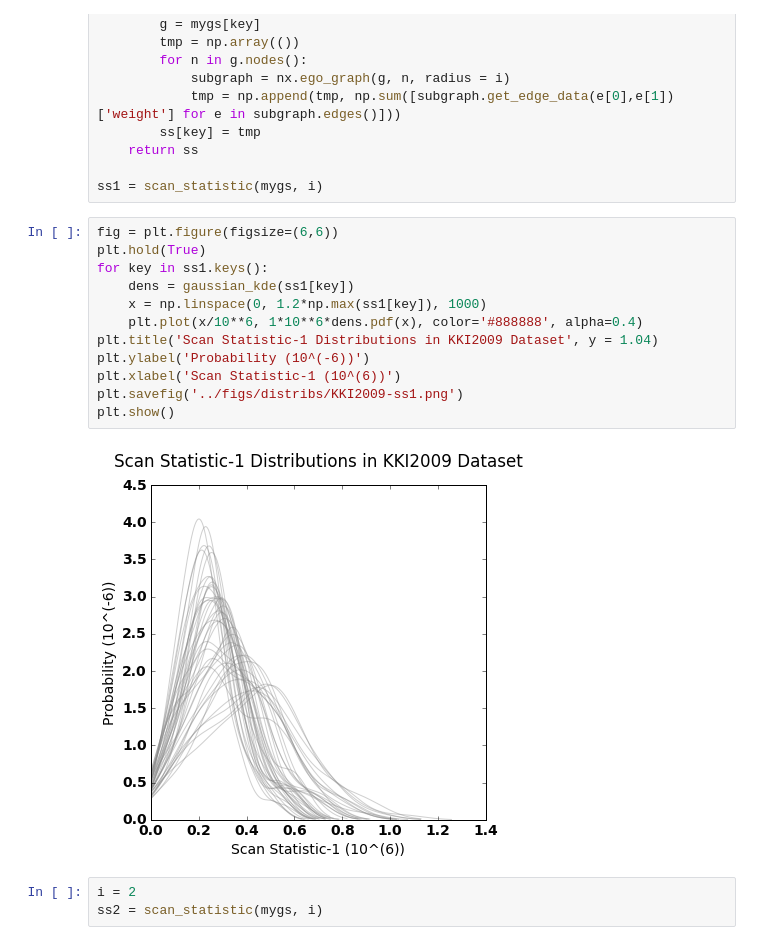
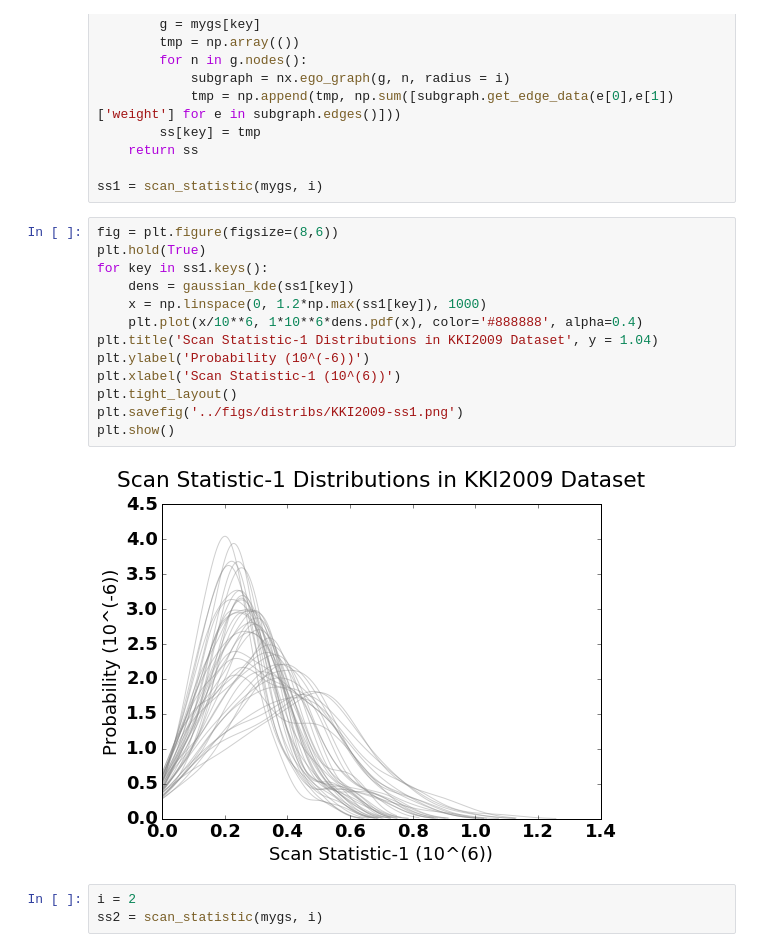
Before and after one commit to Upward-Spiral-Science/TA, a Jupyter notebook: code/extended_exploratory.ipynb, the cells around one changed output. Cells and saved outputs as stored; diff of their text form.

```diff
--- a/code/extended_exploratory.ipynb
+++ b/code/extended_exploratory.ipynb
@@ -156,19 +157,20 @@ def scan_statistic(mygs, i):
 
 ss1 = scan_statistic(mygs, i)
 # %%
-fig = plt.figure(figsize=(6,6))
+fig = plt.figure(figsize=(8,6))
 plt.hold(True)
 for key in ss1.keys():
     dens = gaussian_kde(ss1[key])
     x = np.linspace(0, 1.2*np.max(ss1[key]), 1000)
     plt.plot(x/10**6, 1*10**6*dens.pdf(x), color='#888888', alpha=0.4)
 plt.title('Scan Statistic-1 Distributions in KKI2009 Dataset', y = 1.04)
 plt.ylabel('Probability (10^(-6))')
 plt.xlabel('Scan Statistic-1 (10^(6))')
+plt.tight_layout()
 plt.savefig('../figs/distribs/KKI2009-ss1.png')
 plt.show()
 # %% [output]
-[figure, old version]
+[figure, new version]
 # %%
 i = 2
 ss2 = scan_statistic(mygs, i)
```
Also changed, not shown: parts of 3 cells of this notebook, 5 other files.
